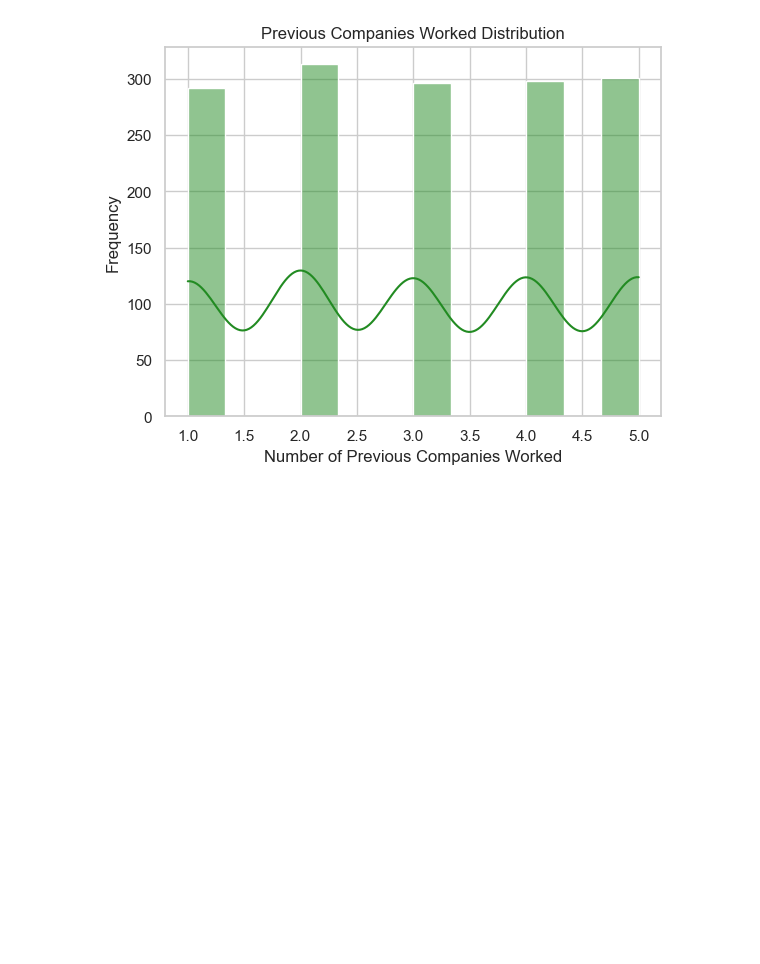
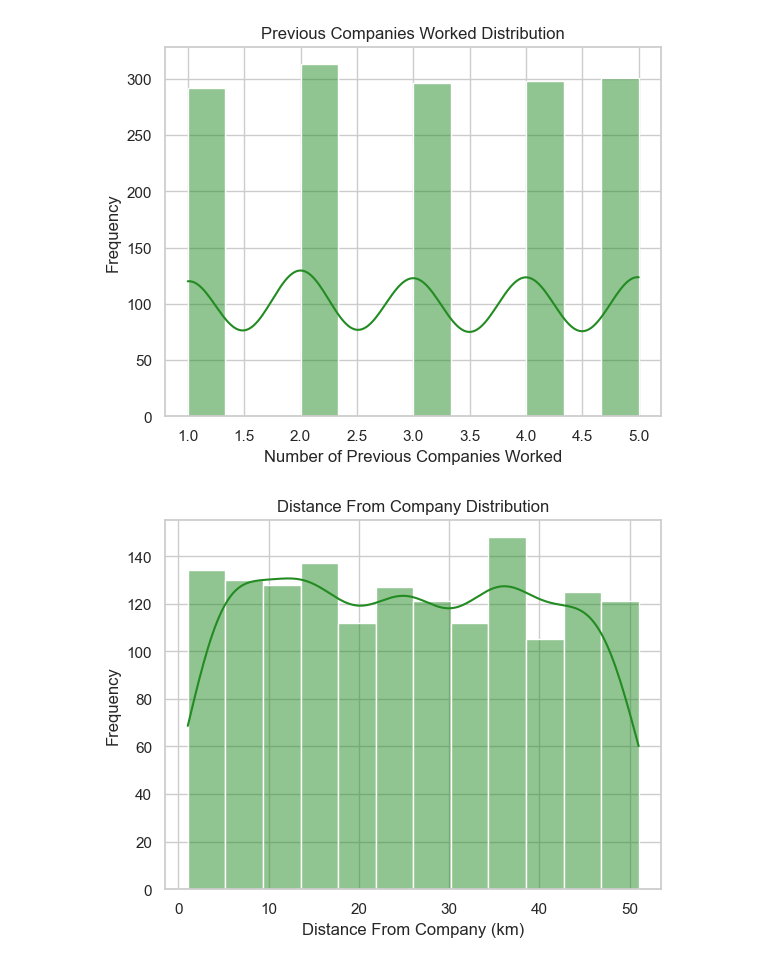
Before and after one commit to Eunnylans/Hiring--Analysis--Using--Linear--Regression, a Jupyter notebook: Predicting--Hiring--Decisions.ipynb, the cells around one changed output. Drawn from its saved outputs; the diff is of its cells as text; code cells hidden in the pictures; blank space fills up the shorter version.

```diff
--- a/Predicting--Hiring--Decisions.ipynb
+++ b/Predicting--Hiring--Decisions.ipynb
@@ -828,3 +828,12 @@ plt.ylabel('Frequency')
 plt.show()
 # %% [output]
 [figure]
+# %%
+# 6. How is the distance from the company distributed among the candidates?
+sns.histplot(df['DistanceFromCompany'], kde=True, color='forestgreen')
+plt.title('Distance From Company Distribution')
+plt.xlabel('Distance From Company (km)')
+plt.ylabel('Frequency')
+plt.show()
+# %% [output]
+[figure, added]
```
Also changed, not shown: parts of 1 cell of this notebook.
